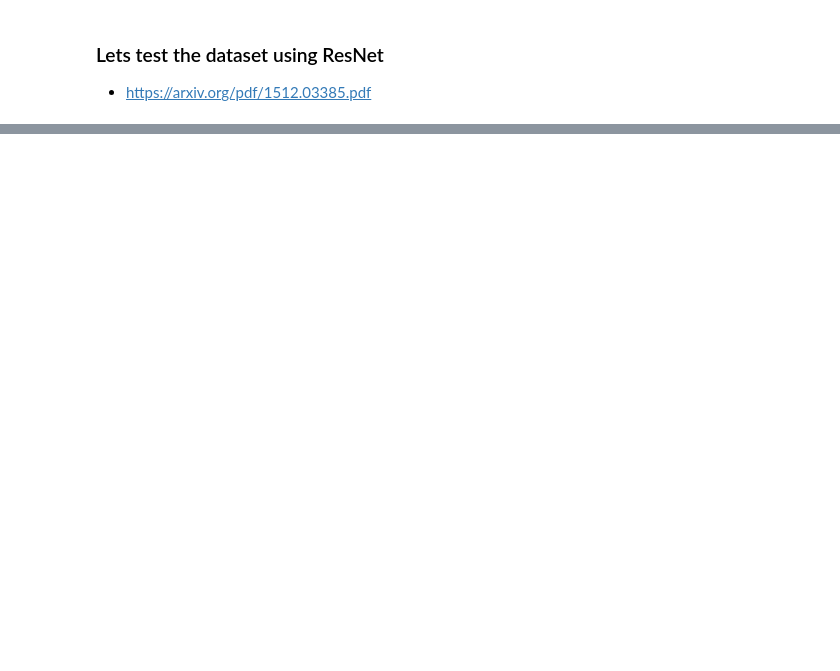
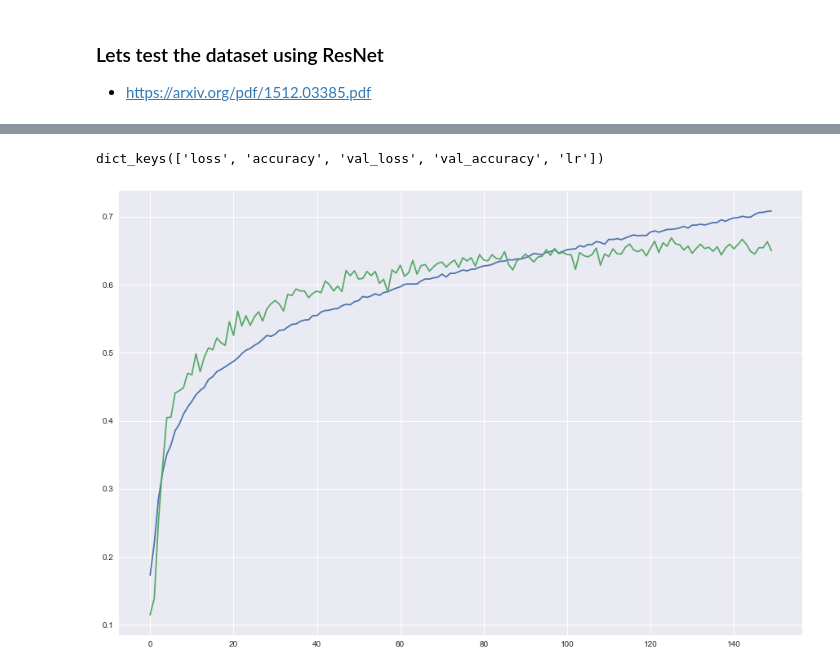
Before and after one commit to TassaraR/common_models, a Jupyter notebook: test_resnet.ipynb, the cells around one changed output, grey strips where cells are left out. Cells and saved outputs as stored; diff of their text form; code cells hidden in the pictures; blank space fills up the shorter version.

```diff
--- a/test_resnet.ipynb
+++ b/test_resnet.ipynb
@@ -63,7 +66,7 @@ x_test = x_test/255
 ###  Lets test the dataset using ResNet
 - https://arxiv.org/pdf/1512.03385.pdf
 # %%
-model = ResNet34(n_classes = 10)
+model = ResNet50(n_classes = 10)
 # %%
 log_dir = os.path.join(r'.\logs\scalars',datetime.datetime.now().strftime("%Y%m%d-%H%M"))
 
@@ -71,10 +74,10 @@ file_writer = tf.summary.create_file_writer(os.path.join(log_dir, 'metrics'))
 file_writer.set_as_default()
 
 def lr_scheduler(epoch):
-    init_lr = 0.1
-    decay_steps = 70
+    init_lr = 0.01
+    decay_steps = 160
     decay_rate = 0.1
-    stepwise = False
+    stepwise = True
 
     p = epoch / decay_steps
 
@@ -127,0 +130,11 @@ KeyboardInterrupt:
+# %%
+history.history.keys()
+# %% [output]
+dict_keys(['loss', 'accuracy', 'val_loss', 'val_accuracy', 'lr'])
+# %%
+plt.figure(figsize = (15,10))
+plt.plot(history.history['accuracy'])
+plt.plot(history.history['val_accuracy'])
+plt.show()
+# %% [output]
+[figure, added]
```
Also changed, not shown: parts of 4 cells of this notebook.
